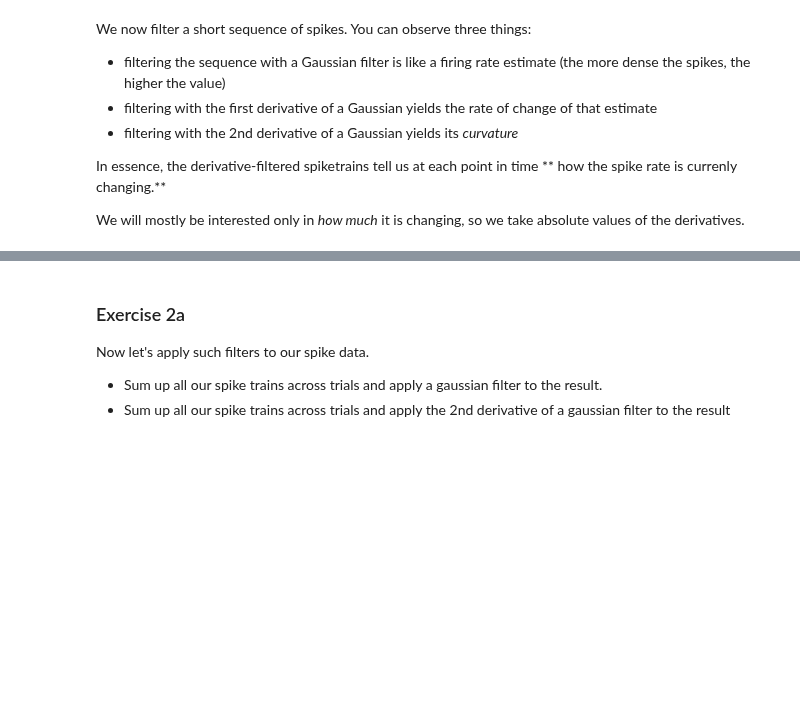
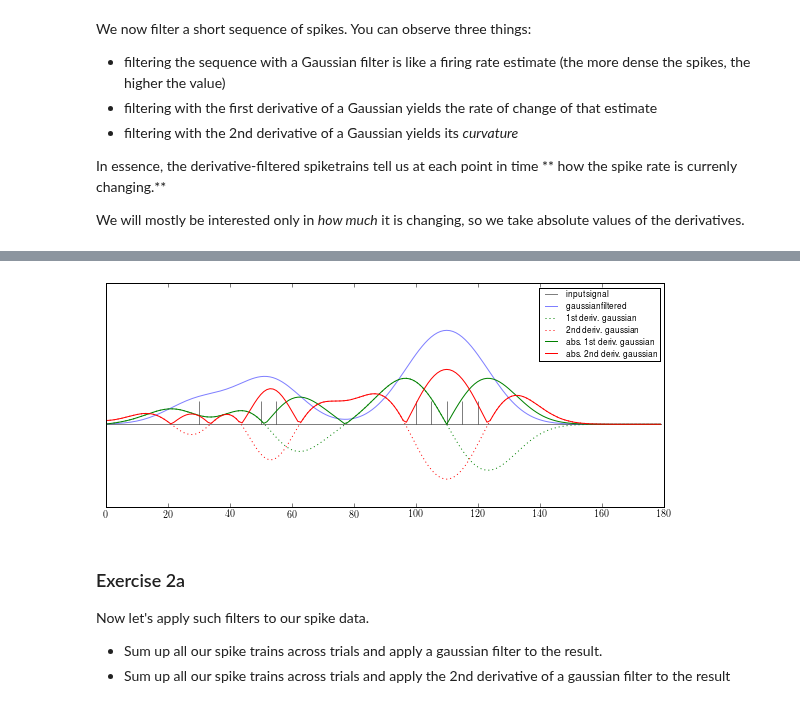
Before and after one commit to cknd/decoding, a Jupyter notebook: 02 [Solution] Part 2 - GLM.ipynb, the cells around one changed output, grey strips where cells are left out. Drawn from its saved outputs; the diff is of its cells as text; code cells hidden in the pictures; blank space fills up the shorter version.

```diff
--- a/02 [Solution] Part 2 - GLM.ipynb
+++ b/02 [Solution] Part 2 - GLM.ipynb
@@ -221,11 +233,7 @@ In essence, the derivative-filtered spiketrains tell us at each point in time **
 
 We will mostly be interested only in *how much* it is changing, so we take absolute values of the derivatives.
 # %%
-y = np.zeros(x.shape)
-y[[30,50,55]] = 1
-plot_filtered(y)
-
-y = np.zeros(x.shape)
+y = np.zeros((signal_length,))
 y[[30,50,55,100,105,110,115,120]] = 1
-plot_filtered(y)
+plot_filtered(y, sigma=sigma)
 # %% [output]
@@ -234,3 +240,4 @@ plot_filtered(y)
+[figure, added]
 # %% [markdown]
 ### Exercise 2a
 
```
Also changed, not shown: parts of 11 cells of this notebook.
